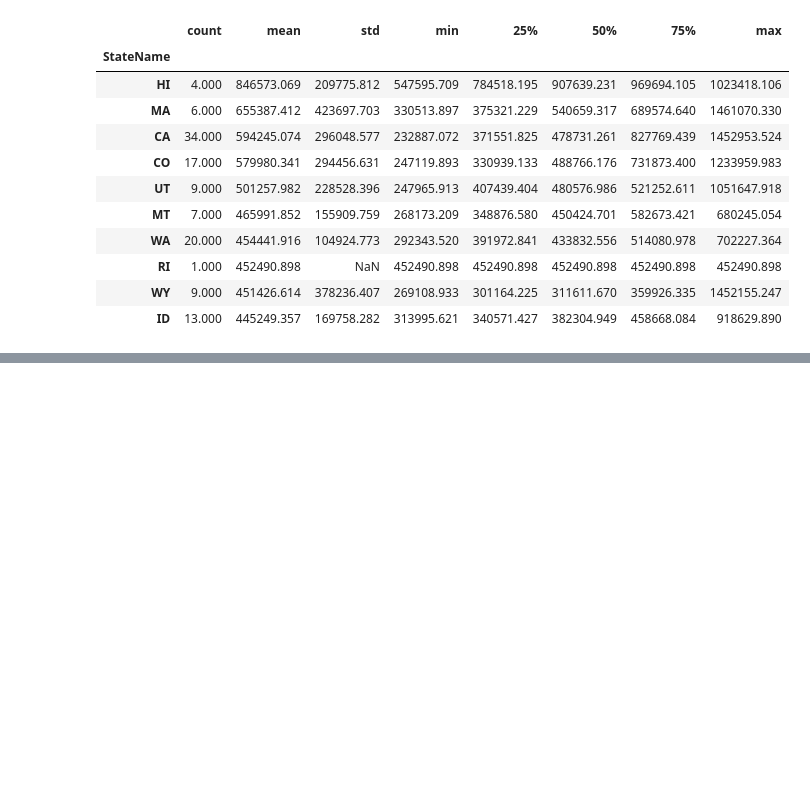
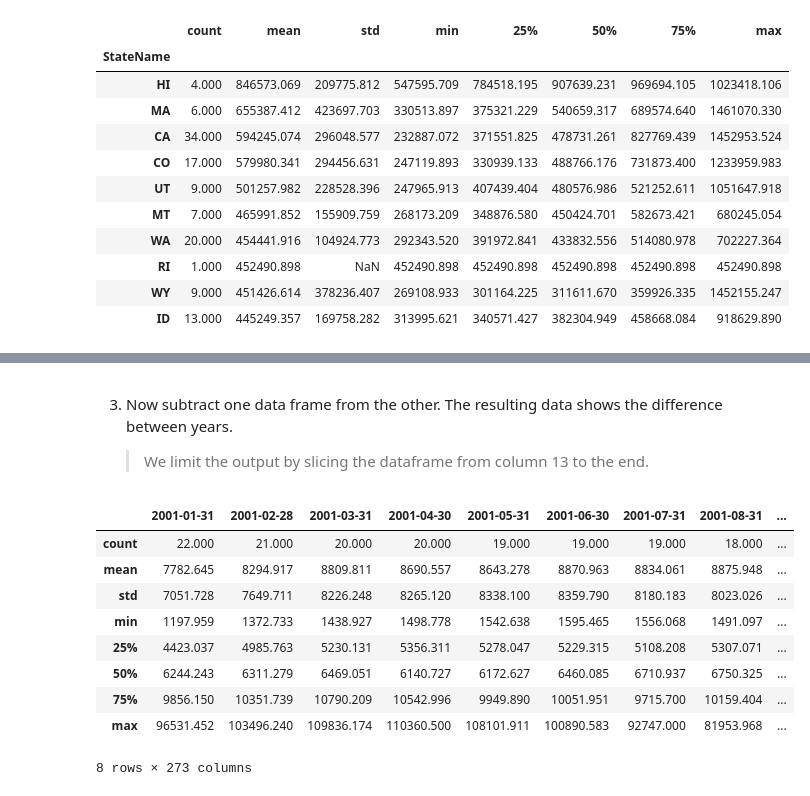
Before and after one commit to jsuddsjr/data-exploration, a Jupyter notebook: 01-data-shape.ipynb, the cells around one changed output, grey strips where cells are left out. Cells and saved outputs as stored; diff of their text form; code cells hidden in the pictures; blank space fills up the shorter version.

```diff
--- a/01-data-shape.ipynb
+++ b/01-data-shape.ipynb
@@ -125,0 +206,17 @@ df[[dt_start.strftime(dformat), dt.strftime(dformat)]]
+# %% [markdown]
+3. Now subtract one data frame from the other. The resulting data shows the difference between years.
+
+   > We limit the output by slicing the dataframe from column 13 to the end.
+# %%
+dfd.sub(dfds)[dfd.columns[13:]]
+# %% [output]
+|  | 2001-01-31 | 2001-02-28 | 2001-03-31 | 2001-04-30 | 2001-05-31 | 2001-06-30 | 2001-07-31 | 2001-08-31 | ... |
+| count | 22.000 | 21.000 | 20.000 | 20.000 | 19.000 | 19.000 | 19.000 | 18.000 | ... |
+| mean | 7782.645 | 8294.917 | 8809.811 | 8690.557 | 8643.278 | 8870.963 | 8834.061 | 8875.948 | ... |
+| std | 7051.728 | 7649.711 | 8226.248 | 8265.120 | 8338.100 | 8359.790 | 8180.183 | 8023.026 | ... |
+| min | 1197.959 | 1372.733 | 1438.927 | 1498.778 | 1542.638 | 1595.465 | 1556.068 | 1491.097 | ... |
+| 25% | 4423.037 | 4985.763 | 5230.131 | 5356.311 | 5278.047 | 5229.315 | 5108.208 | 5307.071 | ... |
+| 50% | 6244.243 | 6311.279 | 6469.051 | 6140.727 | 6172.627 | 6460.085 | 6710.937 | 6750.325 | ... |
+| 75% | 9856.150 | 10351.739 | 10790.209 | 10542.996 | 9949.890 | 10051.951 | 9715.700 | 10159.404 | ... |
+| max | 96531.452 | 103496.240 | 109836.174 | 110360.500 | 108101.911 | 100890.583 | 92747.000 | 81953.968 | ... |
+8 rows × 273 columns
```
Also changed, not shown: parts of 22 cells of this notebook, 2 other files.
